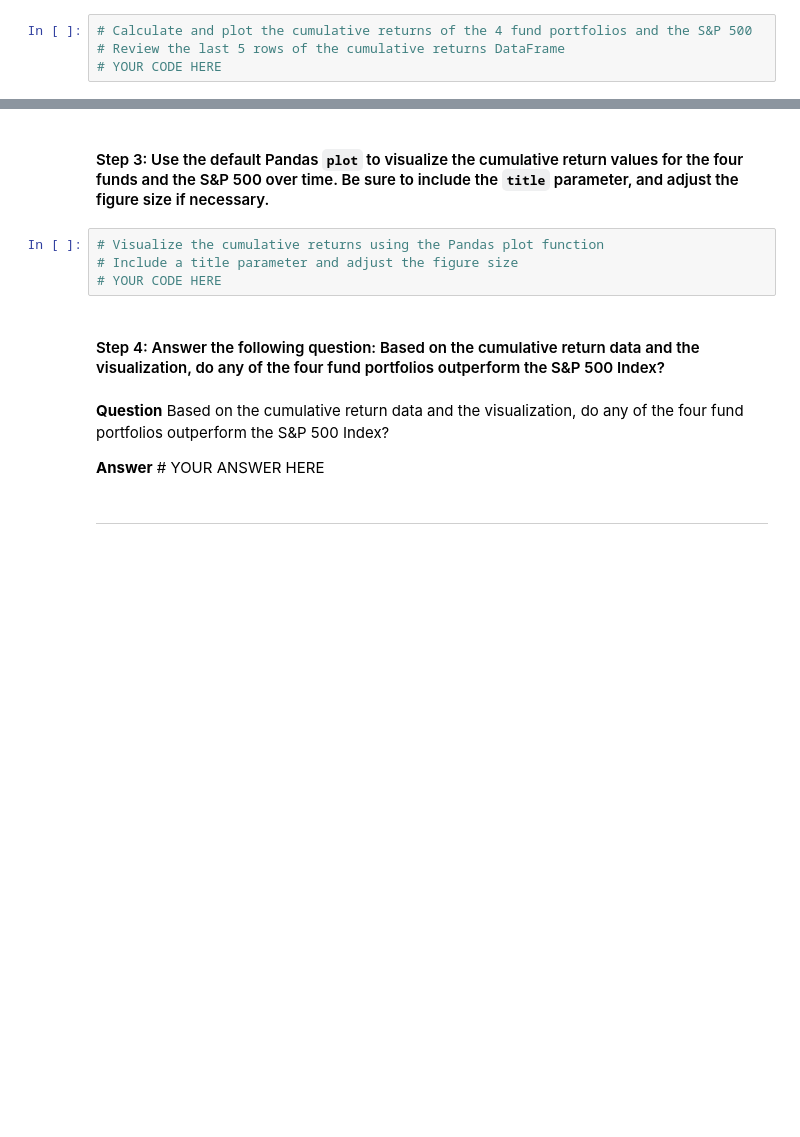
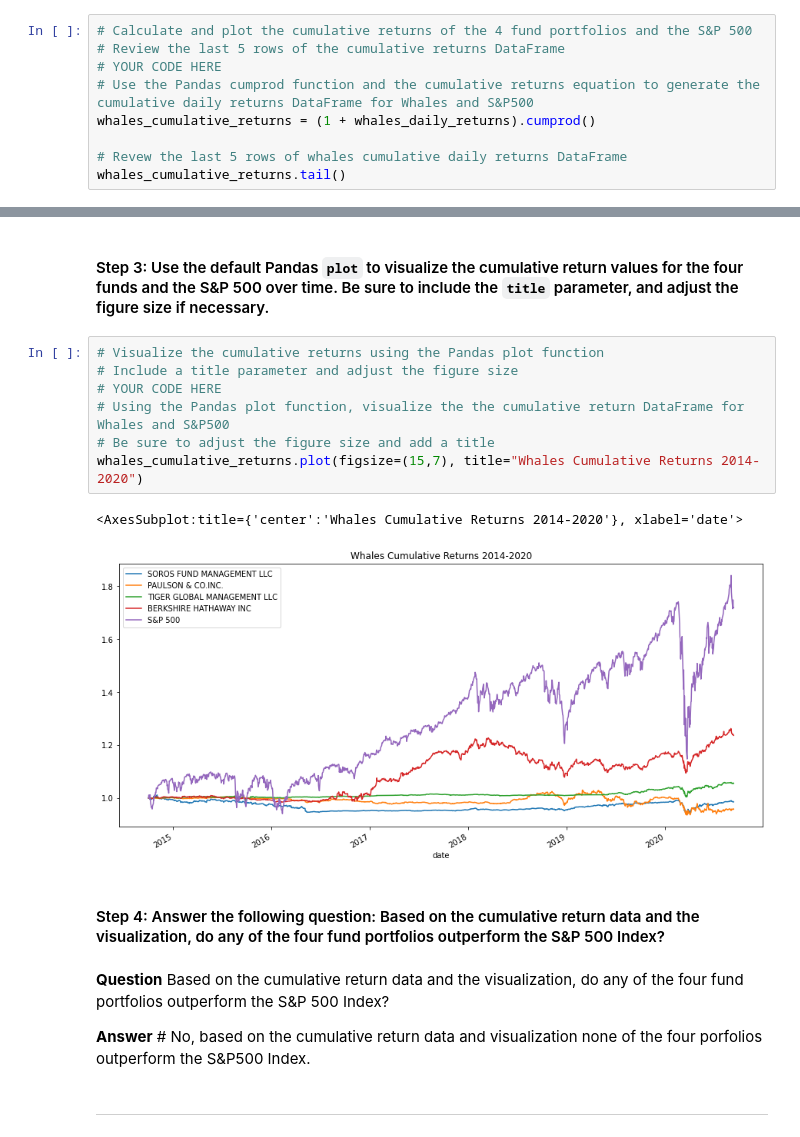
Before and after one commit to codetree4u/AnalyzingPortfolio_Risk-Profit, a Jupyter notebook: risk_return_analysis.ipynb, the cells around one changed output, grey strips where cells are left out. Saved outputs shown, nothing was run; the diff lists cells and outputs as text; blank space fills up the shorter version.

```diff
--- a/risk_return_analysis.ipynb
+++ b/risk_return_analysis.ipynb
@@ -186,3 +192,8 @@ Analyze the data to determine if any of the portfolios outperform the broader st
 # Calculate and plot the cumulative returns of the 4 fund portfolios and the S&P 500
 # Review the last 5 rows of the cumulative returns DataFrame
 # YOUR CODE HERE
+# Use the Pandas cumprod function and the cumulative returns equation to generate the cumulative daily returns DataFrame for Whales and S&P500
+whales_cumulative_returns = (1 + whales_daily_returns).cumprod()
+
+# Revew the last 5 rows of whales cumulative daily returns DataFrame
+whales_cumulative_returns.tail()
@@ -191,13 +210,19 @@ Analyze the data to determine if any of the portfolios outperform the broader st
 # %%
 # Visualize the cumulative returns using the Pandas plot function
 # Include a title parameter and adjust the figure size
 # YOUR CODE HERE
+# Using the Pandas plot function, visualize the the cumulative return DataFrame for Whales and S&P500
+# Be sure to adjust the figure size and add a title
+whales_cumulative_returns.plot(figsize=(15,7), title="Whales Cumulative Returns 2014-2020")
+# %% [output]
+<AxesSubplot:title={'center':'Whales Cumulative Returns 2014-2020'}, xlabel='date'>
+[figure, added]
 # %% [markdown]
 #### Step 4: Answer the following question: Based on the cumulative return data and the visualization, do any of the four fund portfolios outperform the S&P 500 Index?
 # %% [markdown]
 **Question** Based on the cumulative return data and the visualization, do any of the four fund portfolios outperform the S&P 500 Index?
 
-**Answer** # YOUR ANSWER HERE
+**Answer** # No, based on the cumulative return data and visualization none of the four porfolios outperform the S&P500 Index.
 # %% [markdown]
 ---
 # %% [markdown]
```
Also changed, not shown: parts of 3 cells of this notebook.
